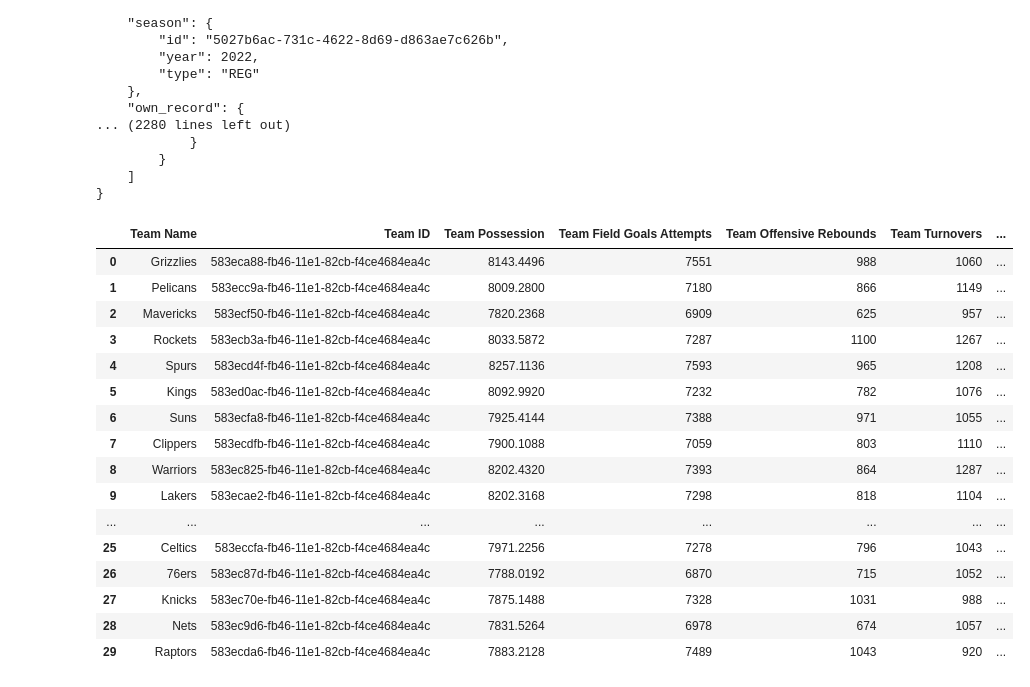
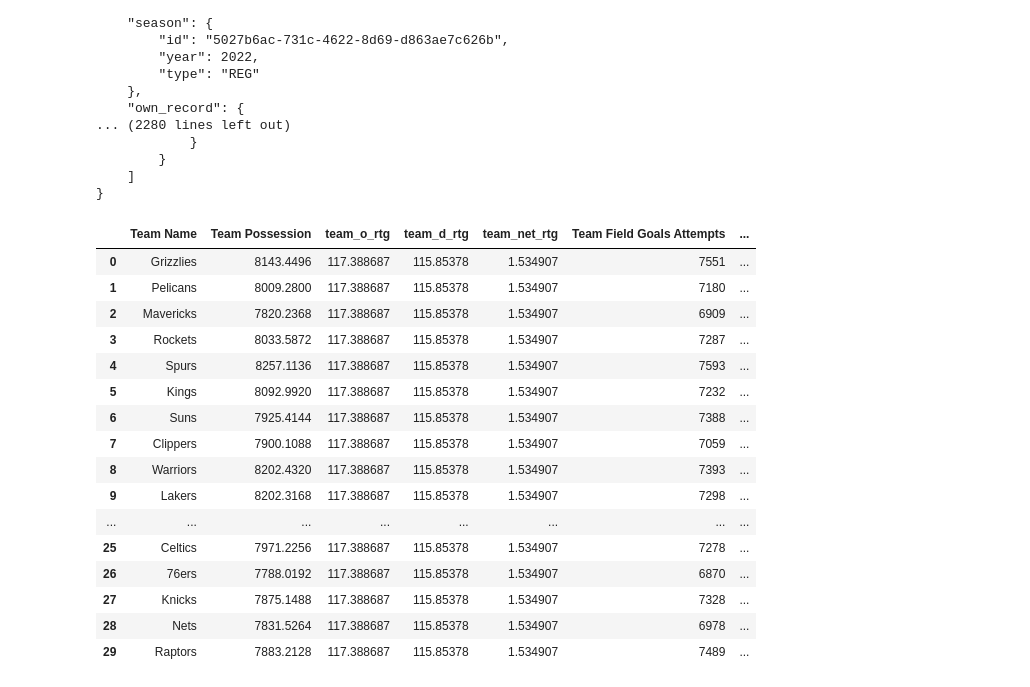
Before and after one commit to ollayyy/project_one, a Jupyter notebook: test.ipynb, the cells around one changed output. Drawn from its saved outputs; the diff is of its cells as text; code cells hidden in the pictures.

```diff
--- a/test.ipynb
+++ b/test.ipynb
@@ -72,49 +72,69 @@ for i in range(len(teams_id)):
     offensive_rebounds=team_data['own_record']['total']['offensive_rebounds']
     turnovers= team_data['own_record']['total']['turnovers']
     free_throws_att= team_data['own_record']['total']['free_throws_att']
 
     #calculate Possession for each team
     possession = 0.96*(field_goals_att + turnovers + (0.44*free_throws_att) -offensive_rebounds)
+    team_totals_dict = team_data['own_record']['total']
+    opp_vs_team_totals_dict = team_data['opponents']['total']
+
+    team_stat_keys = ['games_played', 'minutes', 'field_goals_made', 'field_goals_att',
+                      'three_points_made', 'three_points_att', 'three_points_pct',
+                      'free_throws_made', 'free_throws_att', 'offensive_rebounds',
+                      'defensive_rebounds', 'rebounds', 'assists', 'turnovers',
+                      'steals', 'blocks', 'points']
+    team_stats = {k: v for k, v in team_totals_dict.items() if k in team_stat_keys}
+    opp_vs_team_stats = {k: v for k, v in opp_vs_team_totals_dict.items() if k in team_stat_keys}
+
+    #team stats calculations
+    poss = 0.96 * ((team_stats['field_goals_att']) - (team_stats['offensive_rebounds']) + (team_stats['turnovers']) + 0.44 * (team_stats['free_throws_att']))
+    team_o_rtg = 100 * (team_stats['points']) / (poss)
+    team_d_rtg = 100 * (opp_vs_team_stats['points']) / (poss)
+    team_net_rtg = (team_o_rtg) - (team_d_rtg)
 
     #Append the extracted statistics to teams' lists
     team_name.append(team_data['name'])
     team_id.append(team_data['id'])
     team_field_goals.append(field_goals_att)
     team_offensive_rebounds.append(offensive_rebounds)
     team_turnovers.append(turnovers)
     team_free_throws_att.append(free_throws_att)
     team_possession.append(possession)
 
     # Pause execution for 0.5 second to avoid overloading the API
-    time.sleep(0.5)
+    time.sleep(1)
 
 # Create Teams DataFrame
 teams_df=pd.DataFrame({
     'Team Name' : team_name,
-    'Team ID': team_id,
+    #'Team ID': team_id,
     'Team Possession': team_possession,
+    'team_o_rtg': team_o_rtg,
+    'team_d_rtg': team_d_rtg,
+    'team_net_rtg': team_net_rtg ,
+
     'Team Field Goals Attempts':team_field_goals,
     'Team Offensive Rebounds': team_offensive_rebounds,
     'Team Turnovers': team_turnovers,
     'Team Free throws Attemps': team_free_throws_att
 
 })
 teams_df
 # %% [output]
-|  | Team Name | Team ID | Team Possession | Team Field Goals Attempts | Team Offensive Rebounds | Team Turnovers | ... |
-| 0 | Grizzlies | 583eca88-fb46-11e1-82cb-f4ce4684ea4c | 8143.4496 | 7551 | 988 | 1060 | ... |
-| 1 | Pelicans | 583ecc9a-fb46-11e1-82cb-f4ce4684ea4c | 8009.2800 | 7180 | 866 | 1149 | ... |
-| 2 | Mavericks | 583ecf50-fb46-11e1-82cb-f4ce4684ea4c | 7820.2368 | 6909 | 625 | 957 | ... |
-| 3 | Rockets | 583ecb3a-fb46-11e1-82cb-f4ce4684ea4c | 8033.5872 | 7287 | 1100 | 1267 | ... |
-| 4 | Spurs | 583ecd4f-fb46-11e1-82cb-f4ce4684ea4c | 8257.1136 | 7593 | 965 | 1208 | ... |
-| 5 | Kings | 583ed0ac-fb46-11e1-82cb-f4ce4684ea4c | 8092.9920 | 7232 | 782 | 1076 | ... |
-| 6 | Suns | 583ecfa8-fb46-11e1-82cb-f4ce4684ea4c | 7925.4144 | 7388 | 971 | 1055 | ... |
-| 7 | Clippers | 583ecdfb-fb46-11e1-82cb-f4ce4684ea4c | 7900.1088 | 7059 | 803 | 1110 | ... |
-| 8 | Warriors | 583ec825-fb46-11e1-82cb-f4ce4684ea4c | 8202.4320 | 7393 | 864 | 1287 | ... |
-| 9 | Lakers | 583ecae2-fb46-11e1-82cb-f4ce4684ea4c | 8202.3168 | 7298 | 818 | 1104 | ... |
+|  | Team Name | Team Possession | team_o_rtg | team_d_rtg | team_net_rtg | Team Field Goals Attempts | ... |
+| 0 | Grizzlies | 8143.4496 | 117.388687 | 115.85378 | 1.534907 | 7551 | ... |
+| 1 | Pelicans | 8009.2800 | 117.388687 | 115.85378 | 1.534907 | 7180 | ... |
+| 2 | Mavericks | 7820.2368 | 117.388687 | 115.85378 | 1.534907 | 6909 | ... |
+| 3 | Rockets | 8033.5872 | 117.388687 | 115.85378 | 1.534907 | 7287 | ... |
+| 4 | Spurs | 8257.1136 | 117.388687 | 115.85378 | 1.534907 | 7593 | ... |
+| 5 | Kings | 8092.9920 | 117.388687 | 115.85378 | 1.534907 | 7232 | ... |
+| 6 | Suns | 7925.4144 | 117.388687 | 115.85378 | 1.534907 | 7388 | ... |
+| 7 | Clippers | 7900.1088 | 117.388687 | 115.85378 | 1.534907 | 7059 | ... |
+| 8 | Warriors | 8202.4320 | 117.388687 | 115.85378 | 1.534907 | 7393 | ... |
+| 9 | Lakers | 8202.3168 | 117.388687 | 115.85378 | 1.534907 | 7298 | ... |
 | ... | ... | ... | ... | ... | ... | ... | ... |
-| 25 | Celtics | 583eccfa-fb46-11e1-82cb-f4ce4684ea4c | 7971.2256 | 7278 | 796 | 1043 | ... |
-| 26 | 76ers | 583ec87d-fb46-11e1-82cb-f4ce4684ea4c | 7788.0192 | 6870 | 715 | 1052 | ... |
-| 27 | Knicks | 583ec70e-fb46-11e1-82cb-f4ce4684ea4c | 7875.1488 | 7328 | 1031 | 988 | ... |
-| 28 | Nets | 583ec9d6-fb46-11e1-82cb-f4ce4684ea4c | 7831.5264 | 6978 | 674 | 1057 | ... |
-| 29 | Raptors | 583ecda6-fb46-11e1-82cb-f4ce4684ea4c | 7883.2128 | 7489 | 1043 | 920 | ... |
+| 25 | Celtics | 7971.2256 | 117.388687 | 115.85378 | 1.534907 | 7278 | ... |
+| 26 | 76ers | 7788.0192 | 117.388687 | 115.85378 | 1.534907 | 6870 | ... |
+| 27 | Knicks | 7875.1488 | 117.388687 | 115.85378 | 1.534907 | 7328 | ... |
+| 28 | Nets | 7831.5264 | 117.388687 | 115.85378 | 1.534907 | 6978 | ... |
+| 29 | Raptors | 7883.2128 | 117.388687 | 115.85378 | 1.534907 | 7489 | ... |
```
Also changed, not shown: parts of 2 cells of this notebook.
